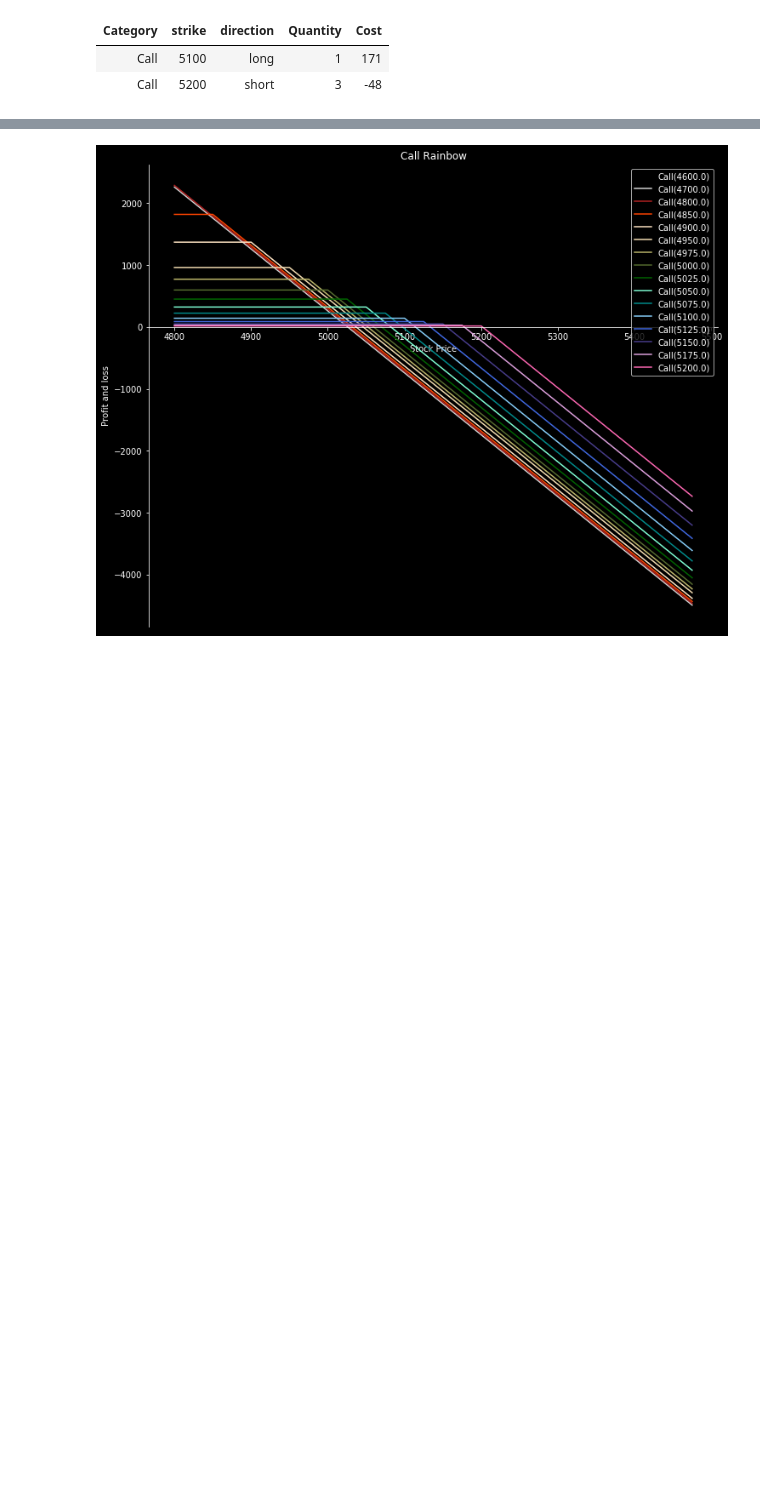
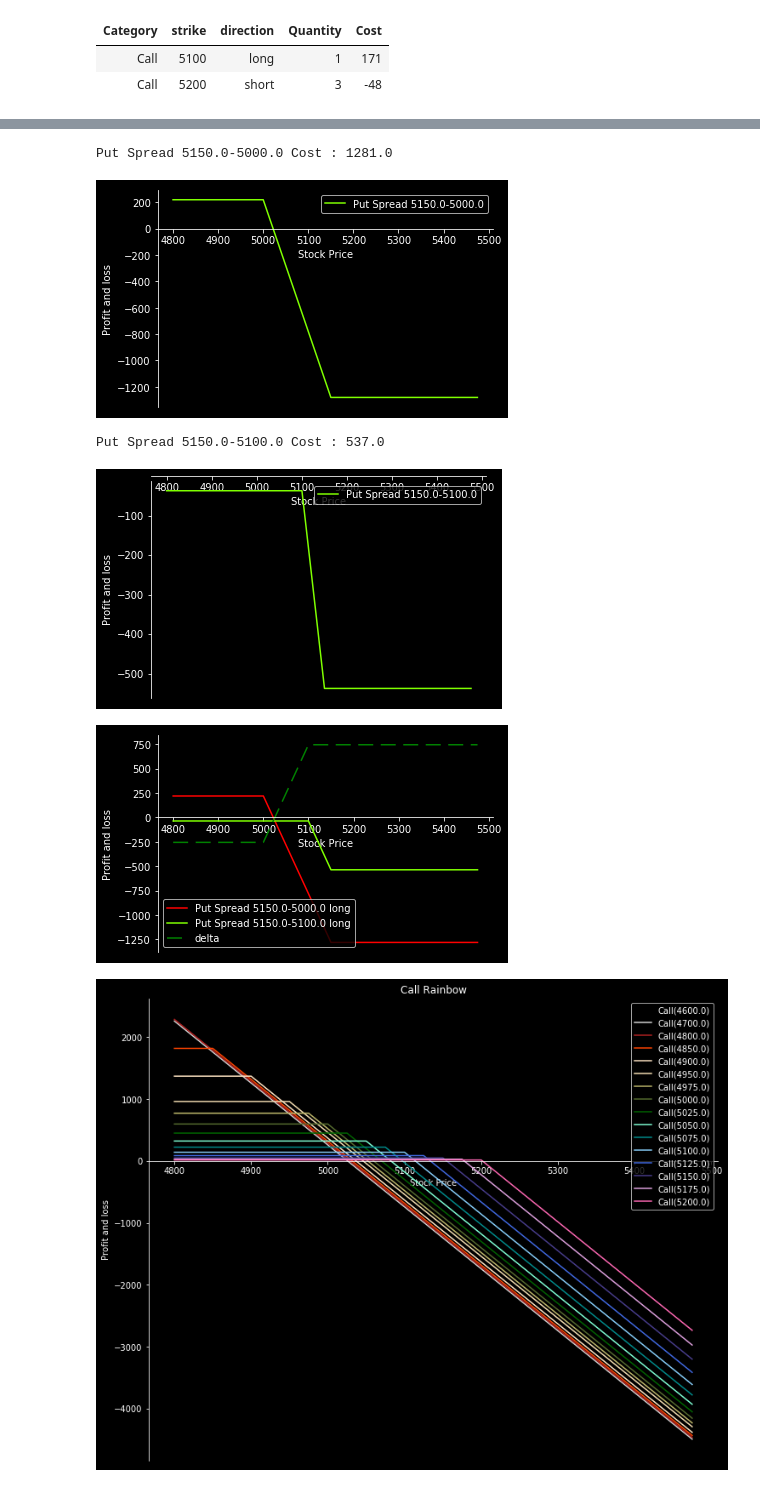
Before and after one commit to splanquart/spoption, a Jupyter notebook: analyses.ipynb, the cells around one changed output, grey strips where cells are left out. Cells and saved outputs as stored; diff of their text form; code cells hidden in the pictures; blank space fills up the shorter version.

```diff
--- a/analyses.ipynb
+++ b/analyses.ipynb
@@ -192,11 +198,17 @@ g.compare(cspread1, 'long', cspread2, 'long')
 # %%
-pspread1 = PutSpread(put[5200], put[5000])
+pspread1 = PutSpread(put[5150], put[5000])
 print('{} Cost : {}'.format(pspread1.label, pspread1.cost()))
 g.profit_strategy(pspread1)
 pspread2 = PutSpread(put[5150], put[5100])
 print('{} Cost : {}'.format(pspread2.label, pspread2.cost()))
 g.profit_strategy(pspread2)
 g.compare(pspread1, 'long', pspread2, 'long')
+# %% [output]
+Put Spread 5150.0-5000.0 Cost : 1281.0
+[figure, added]
+Put Spread 5150.0-5100.0 Cost : 537.0
+[figure, added]
+[figure, added]
 # %%
 ironcondor = IronCondor(put[5050], put[5000], call[5150], call[5200])
 print('{} Cost : {}'.format(ironcondor.label, ironcondor.cost()))
```
Also changed, not shown: parts of 4 cells of this notebook, 5 other files.
